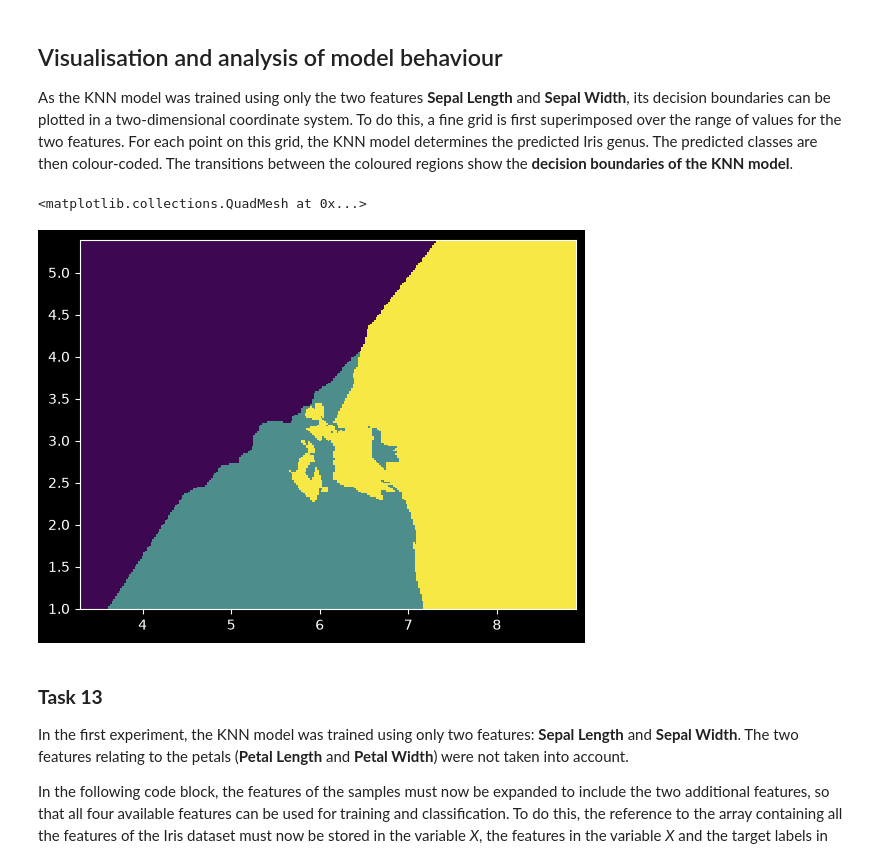
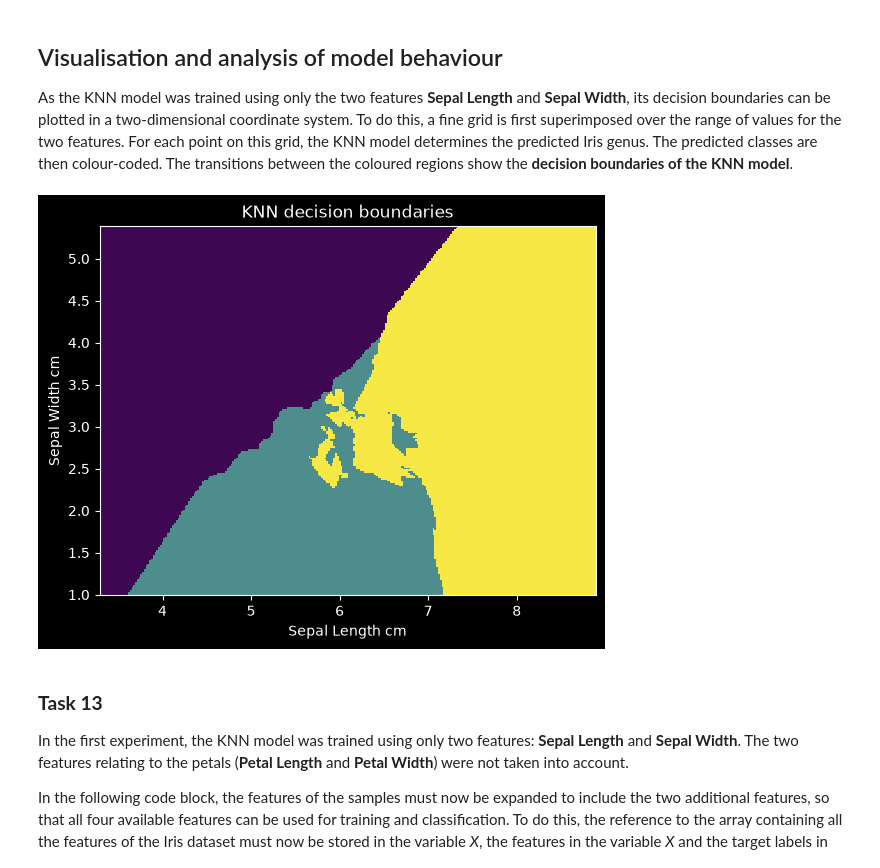
Before and after one commit to tovabele/AI_exercise2, a Jupyter notebook: iris-dataset-comparing-k-nearest-neighbor-and-multi-layer-perceptron-exercise-incomplete_english-version.ipynb, the cells around one changed output. Saved outputs shown, nothing was run; the diff lists cells and outputs as text; code cells hidden in the pictures.

Commit message:
fix plotting

```diff
--- a/iris-dataset-comparing-k-nearest-neighbor-and-multi-layer-perceptron-exercise-incomplete_english-version.ipynb
+++ b/iris-dataset-comparing-k-nearest-neighbor-and-multi-layer-perceptron-exercise-incomplete_english-version.ipynb
@@ -336,18 +349,22 @@ As the KNN model was trained using only the two features **Sepal Length** and **
 # %%
 h = .02
 cmap_light = ListedColormap(['#3D0752', '#4D8E8C', '#F7E846'])
 
 x_min, x_max = X.iloc[:, 0].min() - 1, X.iloc[:, 0].max() + 1
 # schiach!
 y_min, y_max = X.iloc[:, 1].min() - 1, X.iloc[:, 1].max() + 1
 xx, yy = np.meshgrid(np.arange(x_min, x_max, h), np.arange(y_min, y_max, h))
-Z = KNCinstance.predict(np.c_[xx.ravel(), yy.ravel()])
+test_dataframe = pd.DataFrame(data = np.c_[xx.ravel(), yy.ravel()], columns = [ "sepal length (cm)", "sepal width (cm)"])
+Z = KNCinstance.predict(test_dataframe)
 Z = Z.reshape(xx.shape)
 plt.figure()
+plt.title('KNN decision boundaries')
+plt.xlabel('Sepal Length cm')
+plt.ylabel('Sepal Width cm')
 plt.pcolormesh(xx, yy, Z, cmap=cmap_light)
+plt.show()
 # %% [output]
-<matplotlib.collections.QuadMesh at 0x...>
-[figure, old version]
+[figure, new version]
 # %% [markdown]
 ### **Task 13**
 In the first experiment, the KNN model was trained using only two features: **Sepal Length** and **Sepal Width**. The two features relating to the petals (**Petal Length** and **Petal Width**) were not taken into account.
```
Also changed, not shown: parts of 6 cells of this notebook.
